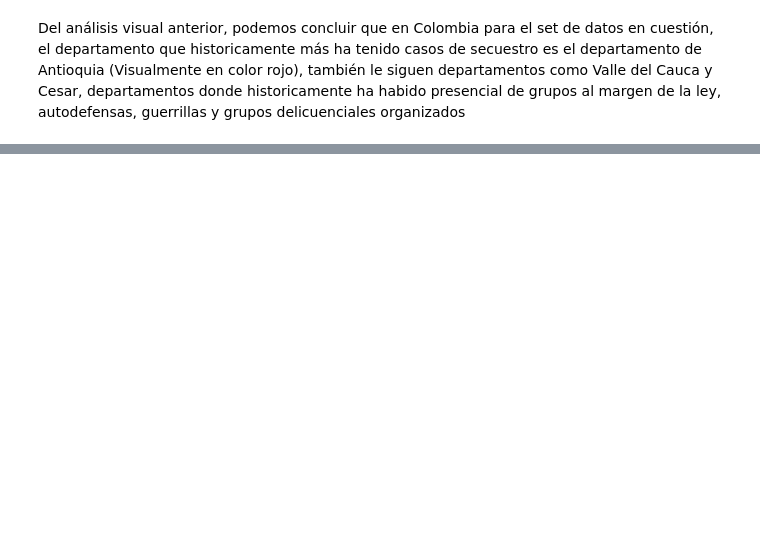
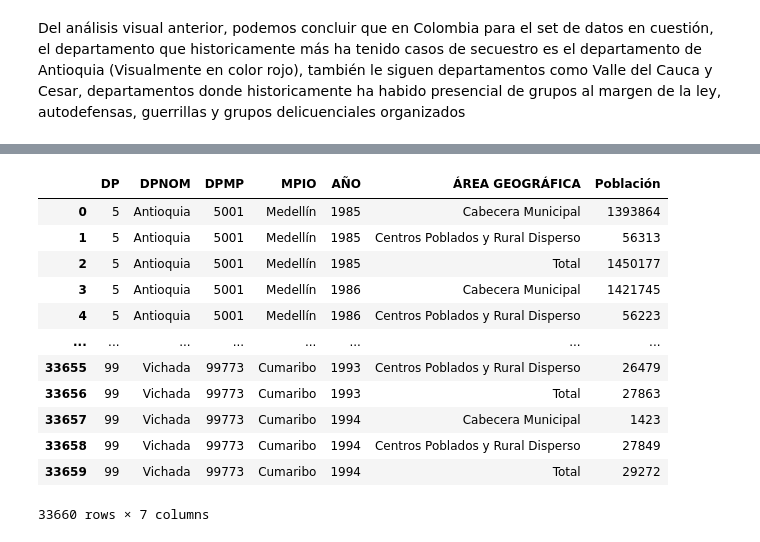
Before and after one commit to SPMINE-2425/repo_diegomiranda, a Jupyter notebook: Código/Exploración_Secuestros.ipynb, the cells around one changed output, grey strips where cells are left out. Cells and saved outputs as stored; diff of their text form; code cells hidden in the pictures; blank space fills up the shorter version.

```diff
--- a/Código/Exploración_Secuestros.ipynb
+++ b/Código/Exploración_Secuestros.ipynb
@@ -242,8 +280,12 @@ Del análisis visual anterior, podemos concluir que en Colombia para el set de d
 # %%
-#De la siguiente pagina: https://www.dane.gov.co/index.php/estadisticas-por-tema/demografia-y-poblacion/proyecciones-de-poblacion, se descarga la base: Serie municipal de población \
-# por área, para el periodo 2020-2035, usando la proyección de población total para el año 2024
+#Importar datos poblacionales del año 1985 - 1994
+df_poblacion_1 = pd.read_excel(r'../Datos/DCD-area-proypoblacion-Mun-1985-1994.xlsx', skiprows=11)
 
-df_cantidad_poblacion = pd.read_excel(
-    r'C:\Users\inter\OneDrive - Universidad Externado de Colombia\Segundo Semestre\Seminario de programación I\mi_primer_proyecto\Datos\datos_poblacion_municipio_colombia.xlsx',
-    usecols=['cod_muni','poblacion_total']
-)
+#Importar datos poblacionales del año 1995 - 2004
+df_poblacion_2 = pd.read_excel(r'../Datos/DCD-area-proypoblacion-Mun-1995-2004.xlsx', skiprows=11)
+
+#Importar datos poblacionales del año 2005 - 2019
+df_poblacion_3 = pd.read_excel(r'../Datos/DCD-area-proypoblacion-Mun-2005-2019.xlsx', skiprows=11)
+
+#Importar datos poblacionales del año 2020 - 2035
+df_poblacion_4 = pd.read_excel(r'../Datos/DCD-area-proypoblacion-Mun-2020-2035-ActPostCOVID-19.xlsx', skiprows=8).iloc[:-3]
@@ -326,0 +292,16 @@ df_municipios.head(50)
+# %%
+df_poblacion_1
+# %% [output]
+|  | DP | DPNOM | DPMP | MPIO | AÑO | ÁREA GEOGRÁFICA | Población |
+| 0 | 5 | Antioquia | 5001 | Medellín | 1985 | Cabecera Municipal | 1393864 |
+| 1 | 5 | Antioquia | 5001 | Medellín | 1985 | Centros Poblados y Rural Disperso | 56313 |
+| 2 | 5 | Antioquia | 5001 | Medellín | 1985 | Total | 1450177 |
+| 3 | 5 | Antioquia | 5001 | Medellín | 1986 | Cabecera Municipal | 1421745 |
+| 4 | 5 | Antioquia | 5001 | Medellín | 1986 | Centros Poblados y Rural Disperso | 56223 |
+| ... | ... | ... | ... | ... | ... | ... | ... |
+| 33655 | 99 | Vichada | 99773 | Cumaribo | 1993 | Centros Poblados y Rural Disperso | 26479 |
+| 33656 | 99 | Vichada | 99773 | Cumaribo | 1993 | Total | 27863 |
+| 33657 | 99 | Vichada | 99773 | Cumaribo | 1994 | Cabecera Municipal | 1423 |
+| 33658 | 99 | Vichada | 99773 | Cumaribo | 1994 | Centros Poblados y Rural Disperso | 27849 |
+| 33659 | 99 | Vichada | 99773 | Cumaribo | 1994 | Total | 29272 |
+33660 rows × 7 columns
```
Also changed, not shown: parts of 51 cells of this notebook, 4 other files.
